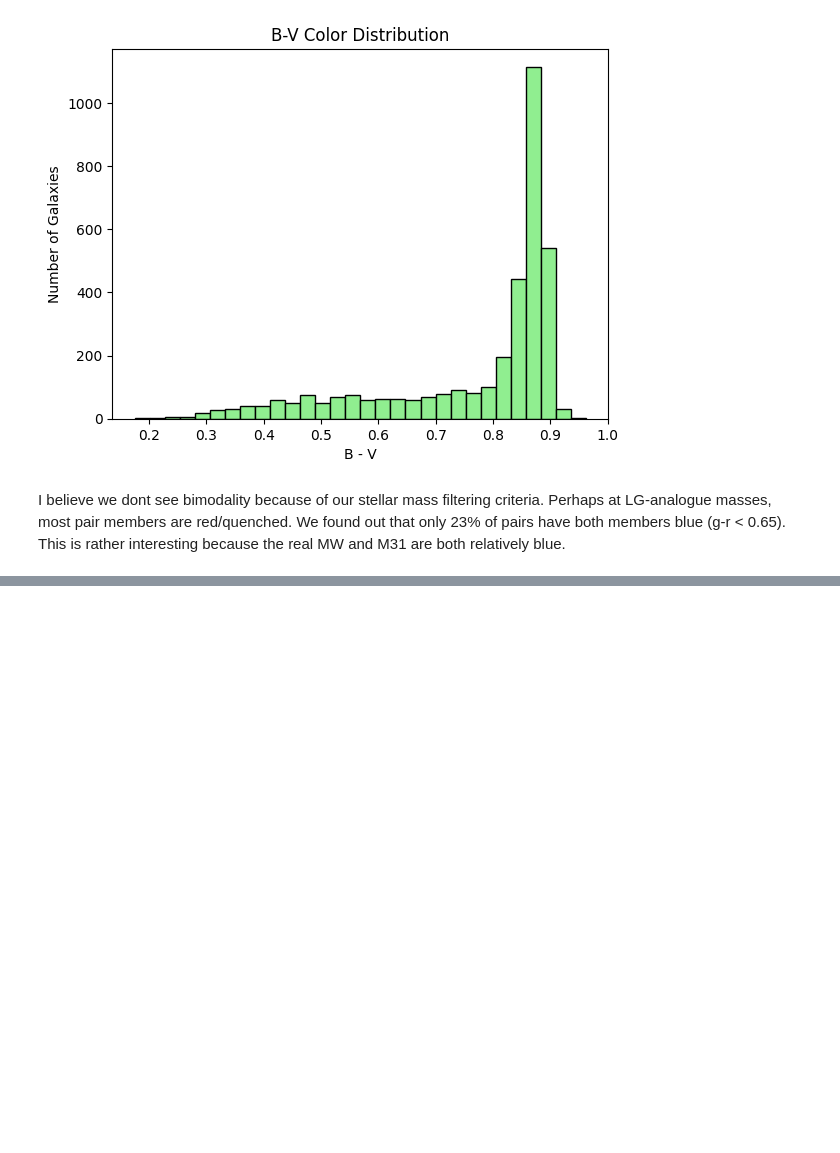
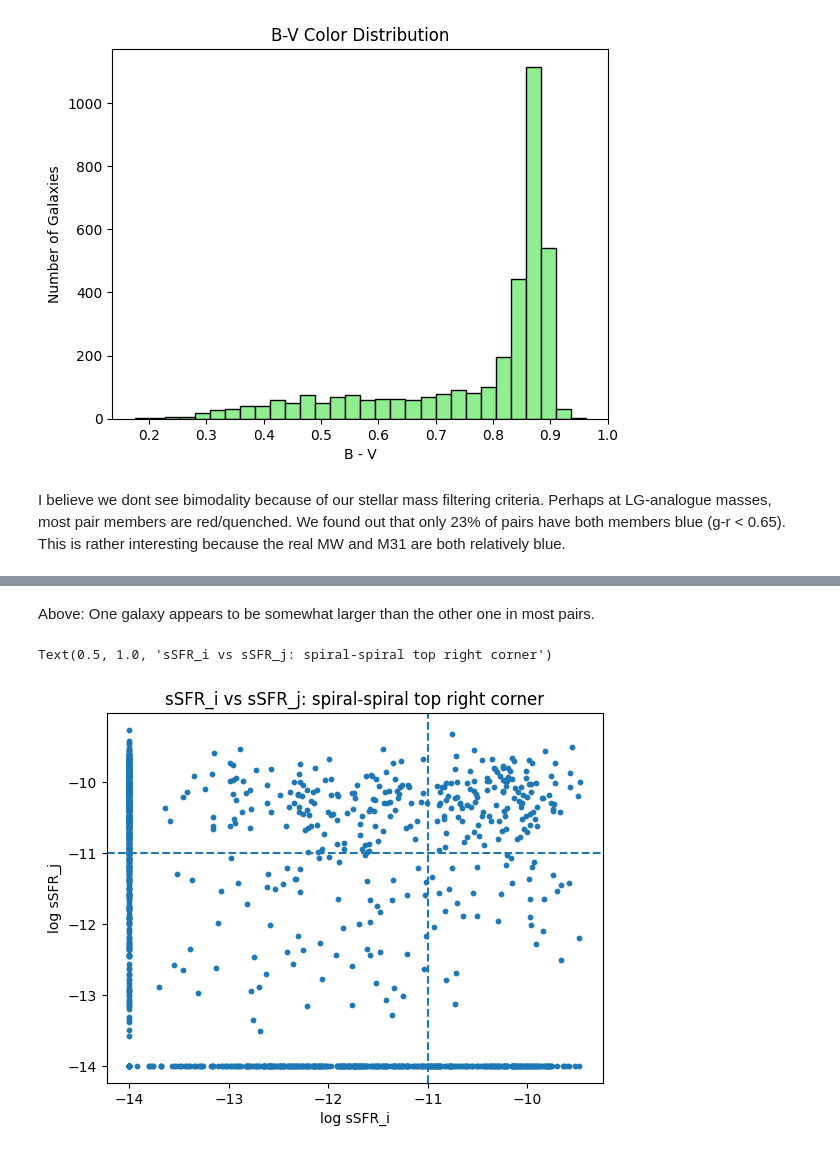
Before and after one commit to topesonen/dsp-cosmology, a Jupyter notebook: notebooks/Photometry_Analysis_central+largest-satellite.ipynb, the cells around one changed output, grey strips where cells are left out. Drawn from its saved outputs; the diff is of its cells as text; code cells hidden in the pictures; blank space fills up the shorter version.

```diff
--- a/notebooks/Photometry_Analysis_central+largest-satellite.ipynb
+++ b/notebooks/Photometry_Analysis_central+largest-satellite.ipynb
@@ -776,0 +836,16 @@ I believe we dont see bimodality because of our stellar mass filtering criteria.
+# %% [markdown]
+Above: One galaxy appears to be somewhat larger than the other one in most pairs.
+# %%
+plt.scatter(log_ssfr1, log_ssfr2, s=10)
+plt.axvline(-11, linestyle="--")
+plt.axhline(-11, linestyle="--")
+plt.xlabel("log sSFR_i")
+plt.ylabel("log sSFR_j")
+plt.title("sSFR_i vs sSFR_j: spiral-spiral top right corner")
+
+# Double-checking the number of unique points. >> Some of the dots are on top of each.
+#unique_points = len(np.unique(np.column_stack((log_sSFR_i, log_sSFR_j)), axis=0))
+#print(unique_points)
+# %% [output]
+Text(0.5, 1.0, 'sSFR_i vs sSFR_j: spiral-spiral top right corner')
+[figure, added]
```
Also changed, not shown: parts of 25 cells of this notebook.
